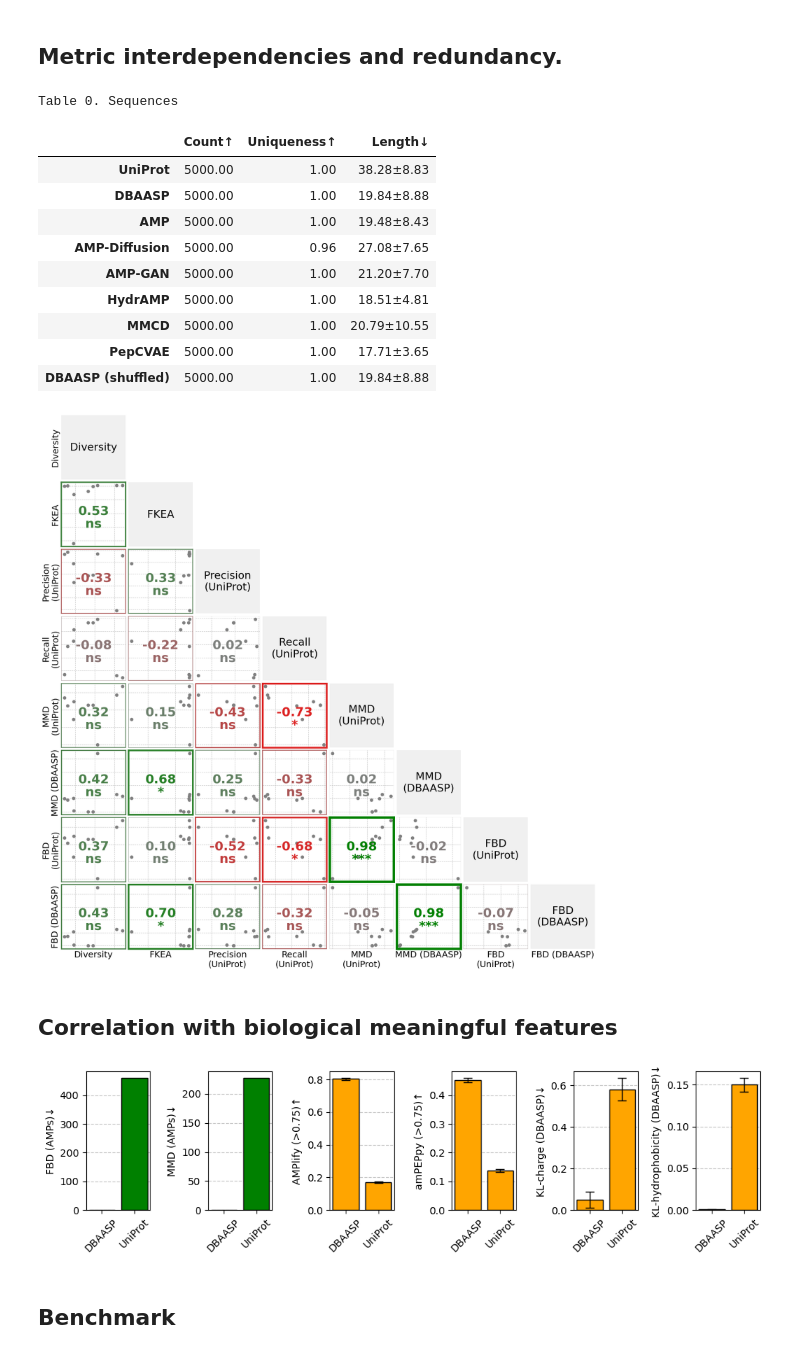
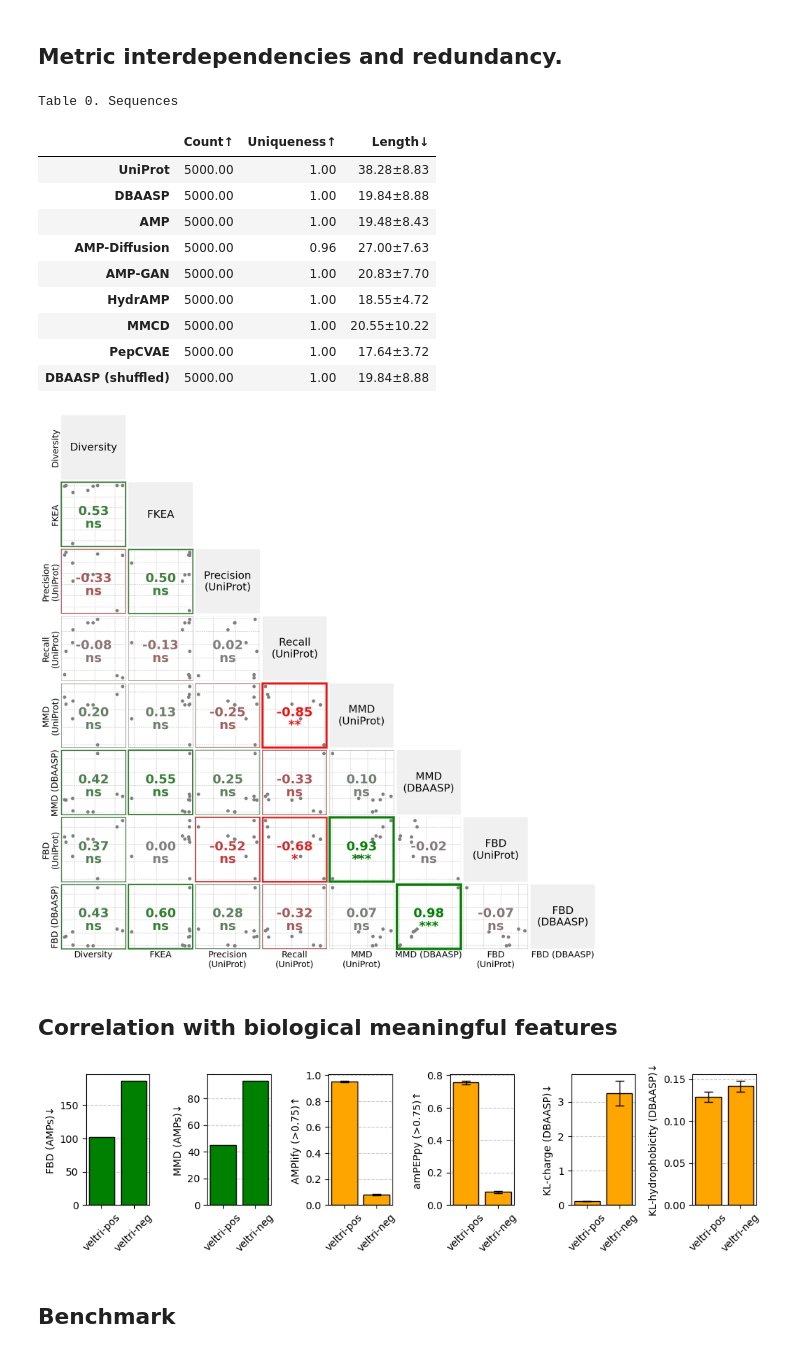
Before and after one commit to szczurek-lab/seqme-reproducibility, a Jupyter notebook: notebooks/1_benchmark.ipynb, the cells around one changed output. Cells and saved outputs as stored; diff of their text form; code cells hidden in the pictures.

Commit message:
Update benchmark 1 notebook

```diff
--- a/notebooks/1_benchmark.ipynb
+++ b/notebooks/1_benchmark.ipynb
@@ -41,6 +38,8 @@ DATASET_PATHS = {
     "DBAASP": BASE_PATH / "data" / "dbaasp.fasta",
     "AMP": BASE_PATH / "data" / "amp_dbaasp__max_mic_16_any.fasta",
     "non-AMP": BASE_PATH / "data" / "amp_dbaasp__min_mic_128_all.fasta",
+    "veltri-pos": BASE_PATH / "data" / "veltri_positive.fasta",
+    "veltri-neg": BASE_PATH / "data" / "veltri_negative.fasta",
     #"AMP-positives": BASE_PATH / "data" / "amp_positives.fasta",
     #"AMP-negatives": BASE_PATH / "data" / "amp_negatives.fasta",
 #    "AMPs": BASE_PATH / "data" / "amp_max_mic_64_ug_ml.fasta",
@@ -273,11 +259,11 @@ Table 0. Sequences
 | UniProt | 5000.00 | 1.00 | 38.28±8.83 |
 | DBAASP | 5000.00 | 1.00 | 19.84±8.88 |
 | AMP | 5000.00 | 1.00 | 19.48±8.43 |
-| AMP-Diffusion | 5000.00 | 0.96 | 27.08±7.65 |
-| AMP-GAN | 5000.00 | 1.00 | 21.20±7.70 |
-| HydrAMP | 5000.00 | 1.00 | 18.51±4.81 |
-| MMCD | 5000.00 | 1.00 | 20.79±10.55 |
-| PepCVAE | 5000.00 | 1.00 | 17.71±3.65 |
+| AMP-Diffusion | 5000.00 | 0.96 | 27.00±7.63 |
+| AMP-GAN | 5000.00 | 1.00 | 20.83±7.70 |
+| HydrAMP | 5000.00 | 1.00 | 18.55±4.72 |
+| MMCD | 5000.00 | 1.00 | 20.55±10.22 |
+| PepCVAE | 5000.00 | 1.00 | 17.64±3.72 |
 | DBAASP (shuffled) | 5000.00 | 1.00 | 19.84±8.88 |
 # %%
 n_sequences = 5000
@@ -456,34 +442,33 @@ def plot_correlation_matrix(df):
 # %%
 plot_correlation_matrix(df)
 # %% [output]
-[figure, old version]
+[figure, new version]
 # %% [markdown]
 ## Correlation with biological meaningful features
 # %%
 embedder = "hyformer-peptide"
 
-'''
 n = 1500
 
-seqs_ref = datasets["AMP"][:n]
+seqs_ref = datasets["DBAASP"][:n]
 
 bio_corr_data = {
-    "AMPs": datasets["AMP"][n:2*n],
-    "AMPs (shuffled)": sm.utils.shuffle_characters(datasets["AMP"][n:2*n]),
-    "non-AMPs": datasets["non-AMP"][:n],
+    "DBAASP": datasets["DBAASP"][n:2*n],
+    "non-AMPs": datasets["UniProt"][:n],
+    "veltri-pos": datasets["veltri-pos"][:n],
+    "veltri-neg": datasets["veltri-neg"][:n],
     #"HydrAMP": benchmark_datasets["DBAASP (shuffled)"][:n_split],
     #"UniProt": seqs_uniprot2,
 }
+
 '''
-
 seqs_ref = seqs_dbaasp1
 
 bio_corr_data = {
     "DBAASP": seqs_dbaasp2,
-    #"AMPs1": seqs_dbaasp1,
-    #"HydrAMP": benchmark_datasets["DBAASP (shuffled)"][:n_split],
     "UniProt": seqs_uniprot2,
 }
+'''
 
 metrics_fbd_mmd = [
     sm.metrics.MMD(
@@ -539,22 +524,23 @@ df = sm.evaluate(bio_corr_data, metrics)
 # %%
 metrics = ["FBD (AMPs)", "MMD (AMPs)", "AMPlify (>0.75)", "amPEPpy (>0.75)", "KL-charge (DBAASP)", "KL-hydrophobicity (DBAASP)"]
 colors = ["green"] * 2 + (len(metrics) - 2) * ["orange"]
+models = ["veltri-pos", "veltri-neg"]
 
 n_metrics = len(metrics)
 
 scalar = 2.8
 fig, axes = plt.subplots(ncols=n_metrics, figsize=(0.6 * n_metrics * scalar, 1 * scalar))
 for i in range(n_metrics):
-    sm.plot_bar(df, metrics[i], ax=axes[i], color=colors[i])
+    sm.plot_bar(df.loc[models], metrics[i], ax=axes[i], color=colors[i])
     current_top = axes[i].get_ylim()[1]
     axes[i].set_ylim(0, current_top)
 
 
 fig.tight_layout()
 fig.subplots_adjust(wspace=0.9)
 fig.savefig(BASE_PATH / "case1" / "bio_corr.png", bbox_inches='tight', dpi=300)
 # %% [output]
-[figure, old version]
+[figure, new version]
 # %% [markdown]
 ## Benchmark
 # %% [markdown]
```
Also changed, not shown: parts of 7 cells of this notebook.
